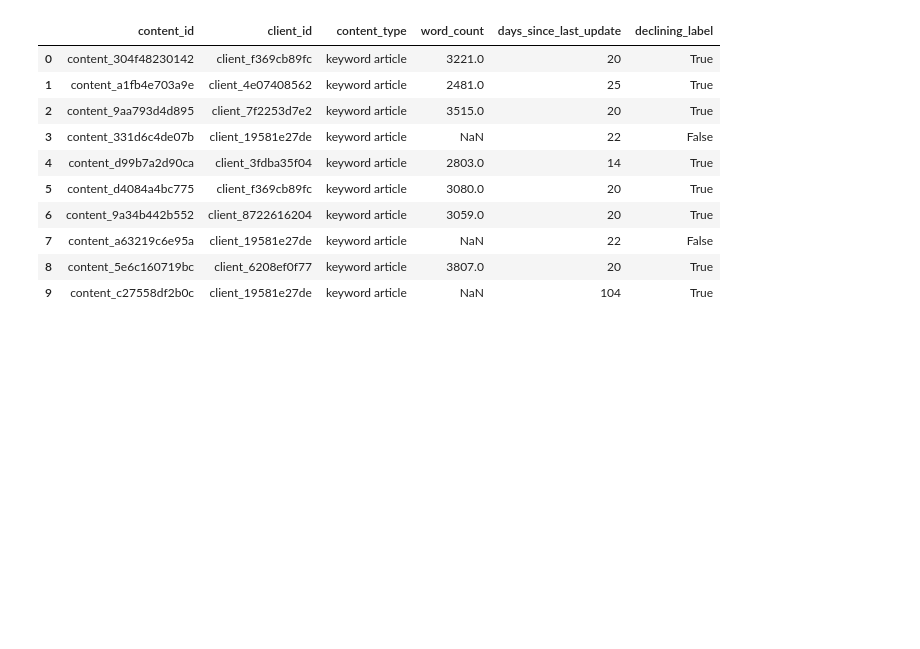
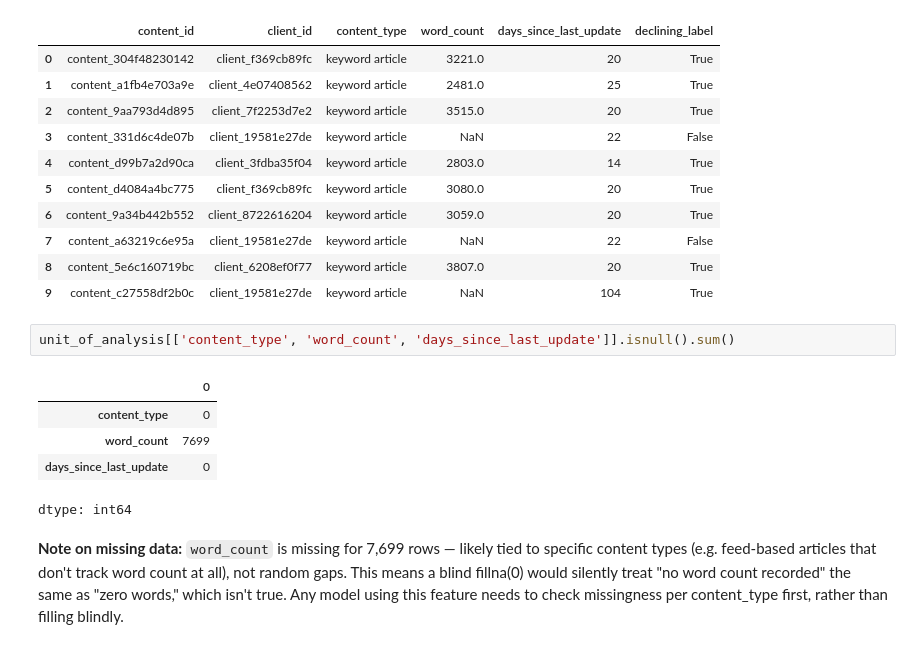
Before and after one commit to SunnyChoudhary850/FlyRank, a Jupyter notebook: work/notebooks/w02_ml_task_framing.ipynb, the cells around one changed output. Cells and saved outputs as stored; diff of their text form; blank space fills up the shorter version.

```diff
--- a/work/notebooks/w02_ml_task_framing.ipynb
+++ b/work/notebooks/w02_ml_task_framing.ipynb
@@ -63,3 +63,17 @@ unit_of_analysis.head(10)
 | 7 | content_a63219c6e95a | client_19581e27de | keyword article | NaN | 22 | False |
 | 8 | content_5e6c160719bc | client_6208ef0f77 | keyword article | 3807.0 | 20 | True |
 | 9 | content_c27558df2b0c | client_19581e27de | keyword article | NaN | 104 | True |
+# %%
+unit_of_analysis[['content_type', 'word_count', 'days_since_last_update']].isnull().sum()
+# %% [output]
+|  | 0 |
+| content_type | 0 |
+| word_count | 7699 |
+| days_since_last_update | 0 |
+dtype: int64
+# %% [markdown]
+**Note on missing data:** `word_count` is missing for 7,699 rows — likely tied to specific
+content types (e.g. feed-based articles that don't track word count at all), not random
+gaps. This means a blind fillna(0) would silently treat "no word count recorded" the same
+as "zero words," which isn't true. Any model using this feature needs to check missingness
+per content_type first, rather than filling blindly.
```
